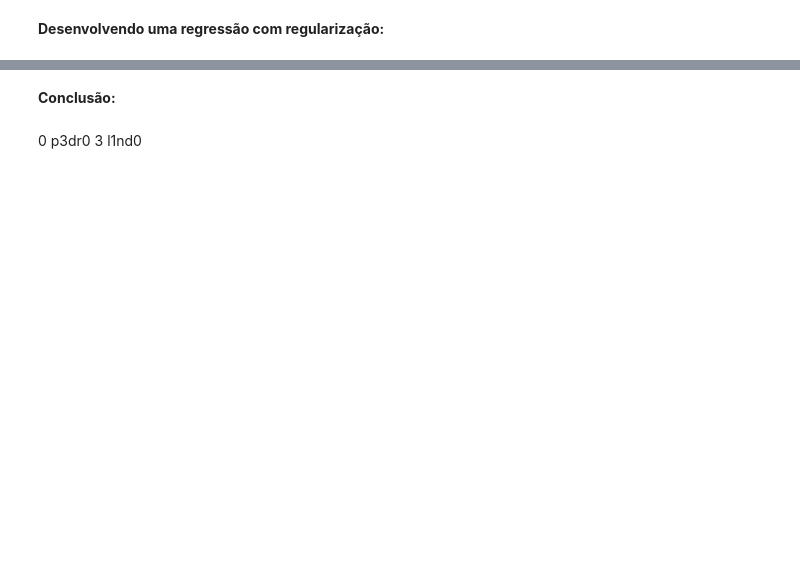
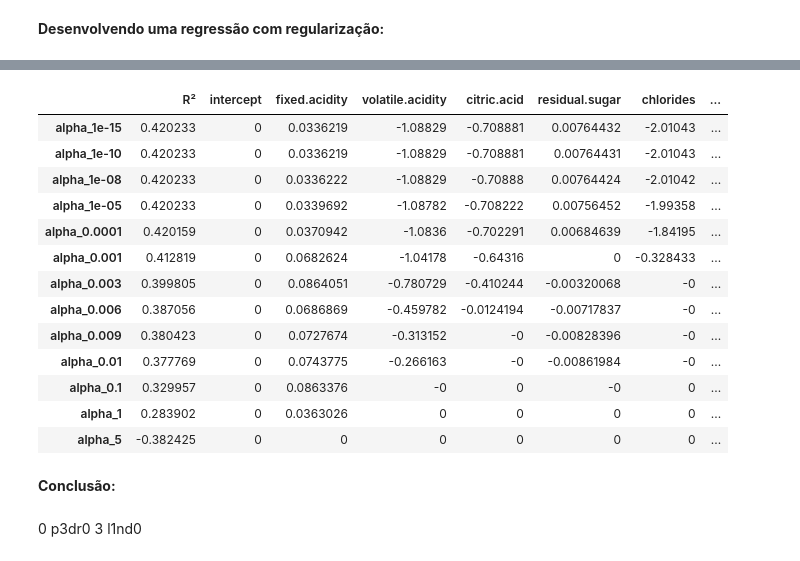
Before and after one commit to Pellizzon/CienciaDadosP3, a Jupyter notebook: P3.ipynb, the cells around one changed output, grey strips where cells are left out. Saved outputs shown, nothing was run; the diff lists cells and outputs as text; code cells hidden in the pictures; blank space fills up the shorter version.

```diff
--- a/P3.ipynb
+++ b/P3.ipynb
@@ -344,3 +307,27 @@ coef_matrix_lasso
+# %%
+col = ['R²','intercept'] + ['%s'%i for i in predictors]
+ind = ['alpha_%.2g'%alpha_lasso[i] for i in range(0,len(alpha_lasso))]
+coef_matrix_lasso2 = pd.DataFrame(index=ind, columns=col)
+
+for i in range(len(alpha_lasso)):
+    coef_matrix_lasso2.iloc[i,] = lasso_regression(teste, predictors, alpha_lasso[i], False)
+# %%
+coef_matrix_lasso2
+# %% [output]
+|  | R² | intercept | fixed.acidity | volatile.acidity | citric.acid | residual.sugar | chlorides | ... |
+| alpha_1e-15 | 0.420233 | 0 | 0.0336219 | -1.08829 | -0.708881 | 0.00764432 | -2.01043 | ... |
+| alpha_1e-10 | 0.420233 | 0 | 0.0336219 | -1.08829 | -0.708881 | 0.00764431 | -2.01043 | ... |
+| alpha_1e-08 | 0.420233 | 0 | 0.0336222 | -1.08829 | -0.70888 | 0.00764424 | -2.01042 | ... |
+| alpha_1e-05 | 0.420233 | 0 | 0.0339692 | -1.08782 | -0.708222 | 0.00756452 | -1.99358 | ... |
+| alpha_0.0001 | 0.420159 | 0 | 0.0370942 | -1.0836 | -0.702291 | 0.00684639 | -1.84195 | ... |
+| alpha_0.001 | 0.412819 | 0 | 0.0682624 | -1.04178 | -0.64316 | 0 | -0.328433 | ... |
+| alpha_0.003 | 0.399805 | 0 | 0.0864051 | -0.780729 | -0.410244 | -0.00320068 | -0 | ... |
+| alpha_0.006 | 0.387056 | 0 | 0.0686869 | -0.459782 | -0.0124194 | -0.00717837 | -0 | ... |
+| alpha_0.009 | 0.380423 | 0 | 0.0727674 | -0.313152 | -0 | -0.00828396 | -0 | ... |
+| alpha_0.01 | 0.377769 | 0 | 0.0743775 | -0.266163 | -0 | -0.00861984 | -0 | ... |
+| alpha_0.1 | 0.329957 | 0 | 0.0863376 | -0 | 0 | -0 | 0 | ... |
+| alpha_1 | 0.283902 | 0 | 0.0363026 | 0 | 0 | 0 | 0 | ... |
+| alpha_5 | -0.382425 | 0 | 0 | 0 | 0 | 0 | 0 | ... |
 # %% [markdown]
 **Conclusão:**
 # %% [markdown]
```
Also changed, not shown: parts of 16 cells of this notebook.
